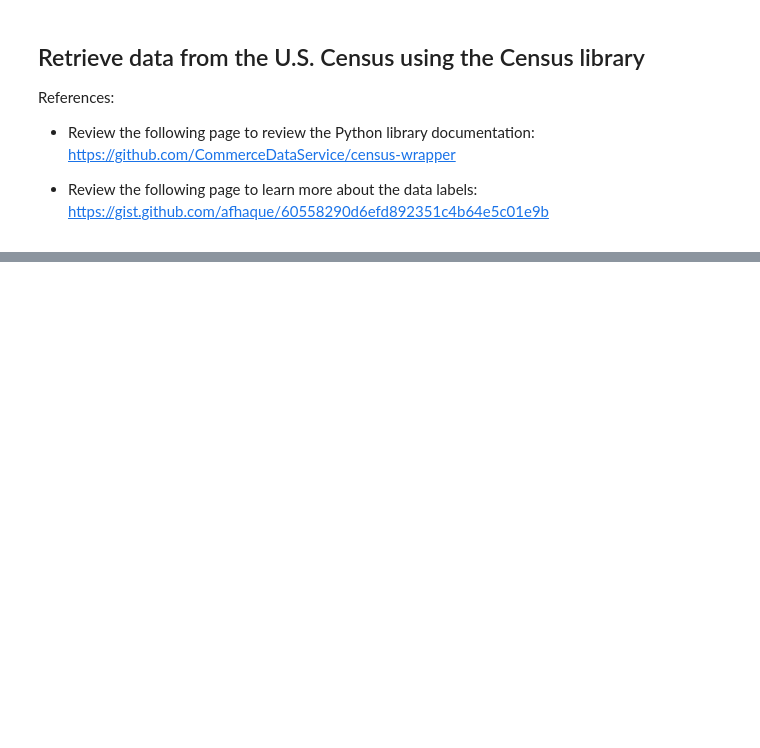
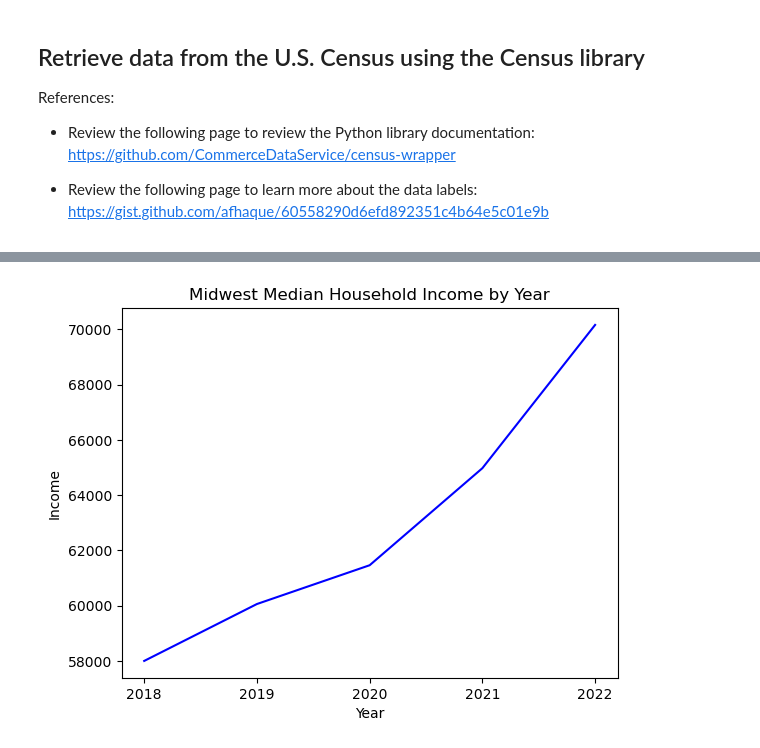
Before and after one commit to cmhillm75/US-Housing-Trends, a Jupyter notebook: census.ipynb, the cells around one changed output, grey strips where cells are left out. Cells and saved outputs as stored; diff of their text form; code cells hidden in the pictures; blank space fills up the shorter version.

Commit message:
graphs and new column

```diff
--- a/census.ipynb
+++ b/census.ipynb
@@ -201,0 +223,12 @@ census_pd.to_csv("census_data.csv", encoding="utf-8", index=False)
+# %%
+plt.plot(labels, medians, "b-")
+
+# Incorporate the other graph properties
+plt.title('Midwest Median Household Income by Year')
+plt.xlabel('Year')
+plt.ylabel('Income')
+
+# Show plot
+plt.show()
+# %% [output]
+[figure, added]
```
Also changed, not shown: parts of 11 cells of this notebook, 1 other file.
